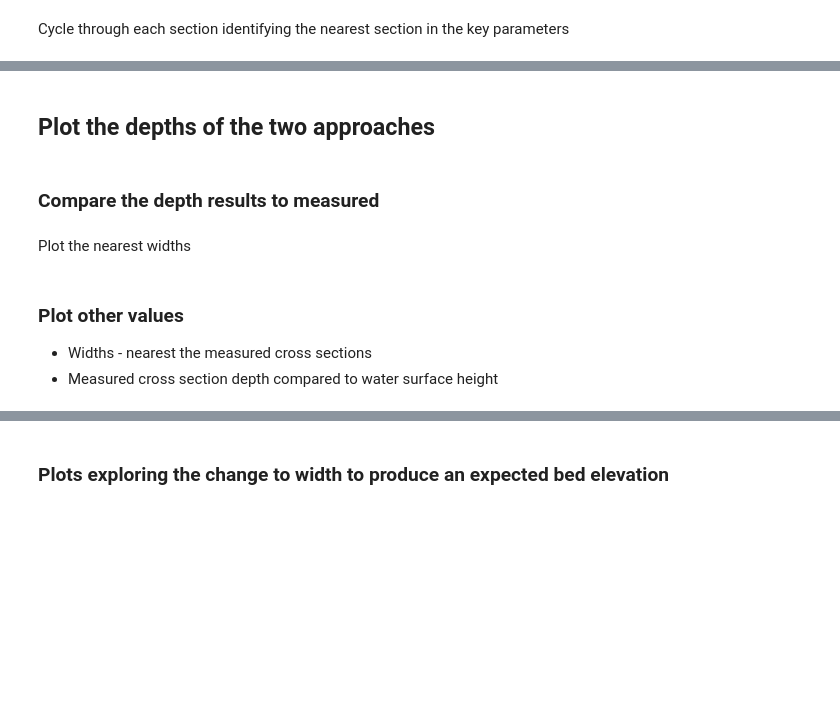
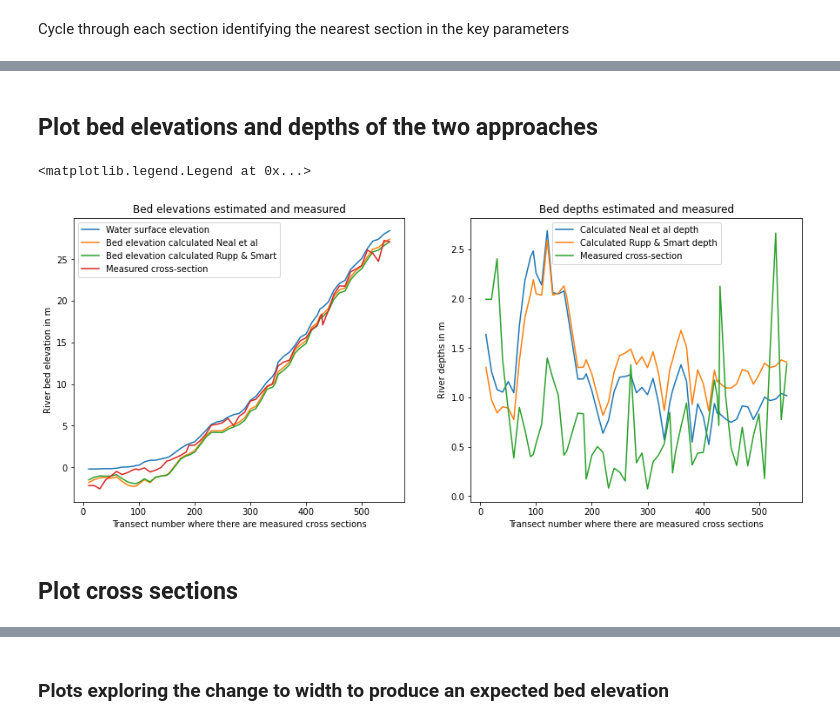
Before and after one commit to rosepearson/Hydrologic-DEMs-scripts, a Jupyter notebook: jupyter_notebooks/waikane_depth_validation.ipynb, the cells around one changed output, grey strips where cells are left out. Cells and saved outputs as stored; diff of their text form; code cells hidden in the pictures; blank space fills up the shorter version.

```diff
--- a/jupyter_notebooks/waikane_depth_validation.ipynb
+++ b/jupyter_notebooks/waikane_depth_validation.ipynb
@@ -138,3 +133,6 @@ nearest_depths.insert(loc=0, column='Section', value=nearest_sections_ids[neares
+# %%
+cross_sections[water_elevation_name] = cross_sections.apply(lambda row: nearest_widths[nearest_widths['Section'] == row['Section']][water_elevation_name].mean(), axis=1)
+cross_sections['depth'] = cross_sections[water_elevation_name] - cross_sections['z_2016']
 # %% [markdown]
 ### Calculate cross sectional area of each profile
 From flat water height, and also the bank-full height. Cycle through sections taking each section.
@@ -200,19 +190,22 @@ Pull out the centre point for each section - for idntification of the nearest sa
 # %% [markdown]
-## Plot the depths of the two approaches
+## Plot bed elevations and depths of the two approaches
-# %% [markdown]
-### Compare the depth results to measured
 # %%
-f, ax = matplotlib.pyplot.subplots(figsize=(10, 6))
-(nearest_key_parameters[min_z_name]-nearest_key_parameters['depth_Neal_et_al']).reset_index(drop=True).plot(label='Bed elevation calculated Neal et al')
-(nearest_key_parameters[min_z_name]-nearest_key_parameters['depth_Smart_et_al']).reset_index(drop=True).plot(label='Bed elevation calculated Rupp & Smart')
-cross_sections.groupby('Section')['z_2016'].min().reset_index(drop=True).plot(label='Measured cross-section')
-ax.set(title="Bed elevations estimated and measured")
-matplotlib.pyplot.xlabel(f"Transect number where there are measured cross sections")
-matplotlib.pyplot.ylabel(f"River bed elevation in m");
-matplotlib.pyplot.legend()
+f, axs = matplotlib.pyplot.subplots(1, 2, figsize=(15, 6))
+
+nearest_widths.set_index('Section', drop=True)[water_elevation_name].plot(ax=axs[0], label='Water surface elevation')
+nearest_depths.set_index('Section', drop=True)['bed_elevation_Neal_et_al'].plot(ax=axs[0], label='Bed elevation calculated Neal et al')
+nearest_depths.set_index('Section', drop=True)['bed_elevation_Rupp_and_Smart'].plot(ax=axs[0], label='Bed elevation calculated Rupp & Smart')
+cross_sections.groupby('Section')['z_2016'].min().plot(ax=axs[0], label='Measured cross-section')
+axs[0].set(title="Bed elevations estimated and measured", xlabel="Transect number where there are measured cross sections", ylabel="River bed elevation in m")
+axs[0].legend()
+
+nearest_depths.set_index('Section', drop=True)[neal_depth_name].plot(ax=axs[1], label='Calculated Neal et al depth')
+nearest_depths.set_index('Section', drop=True)[rupp_depth_name].plot(ax=axs[1], label='Calculated Rupp & Smart depth')
+cross_sections.groupby('Section')['depth'].max().plot(ax=axs[1], label='Measured cross-section')
+axs[1].set(title="Bed depths estimated and measured", xlabel="Transect number where there are measured cross sections", ylabel="River depths in m")
+axs[1].legend()
+# %% [output]
+<matplotlib.legend.Legend at 0x...>
+[figure, added]
-# %% [markdown]
-Plot the nearest widths
 # %% [markdown]
-### Plot other values
-* Widths - nearest the measured cross sections
-* Measured cross section depth compared to water surface height
+## Plot cross sections
```
Also changed, not shown: parts of 34 cells of this notebook, 1 other file.
